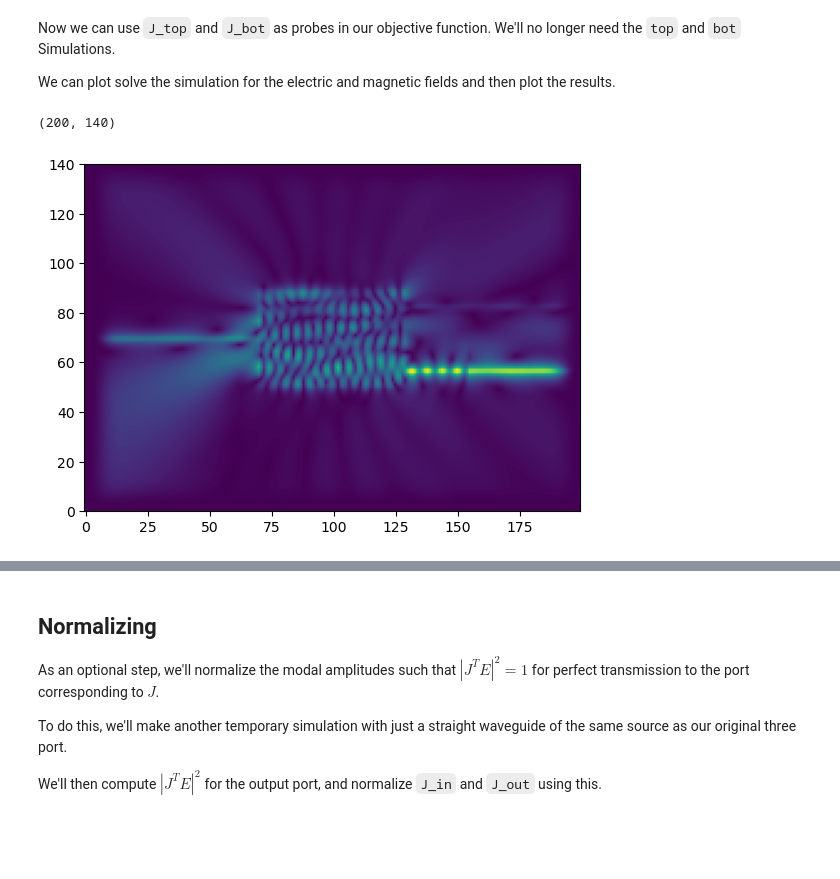
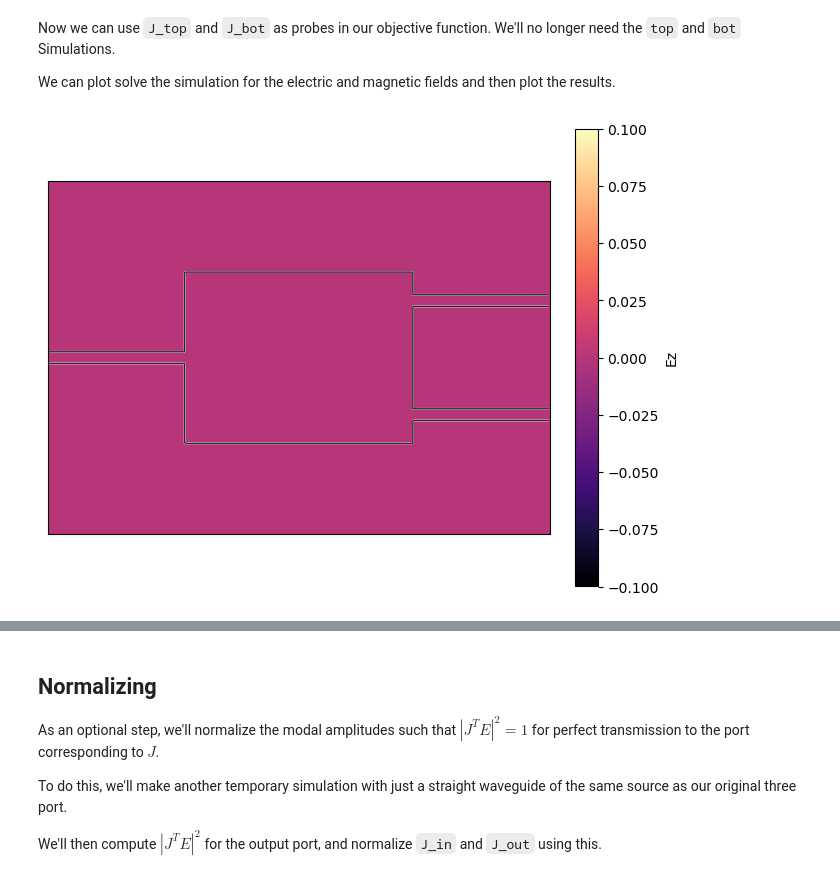
Before and after one commit to iroh-lord-of-tea/angler, a Jupyter notebook: Notebooks/Splitter.ipynb, the cells around one changed output, grey strips where cells are left out. Drawn from its saved outputs; the diff is of its cells as text; code cells hidden in the pictures; blank space fills up the shorter version.

```diff
--- a/Notebooks/Splitter.ipynb
+++ b/Notebooks/Splitter.ipynb
@@ -33,7 +33,7 @@ Now let's define some of the parameters we'll be using in our optimization
 lambda0 = 1.55e-6              # free space wavelength (m)
 c0 = 3e8                    # speed of light in vacuum (m/s)
 omega = 2*np.pi*c0/lambda0  # angular frequency (2pi/s)
-dl = 1e-1                   # grid size (L0)
+dl = 0.05                  # grid size (L0)
 NPML = [20, 20]             # number of pml grid points on x and y borders
 pol = 'Ez'                  # polarization (either 'Hz' or 'Ez')
 source_amp = 1e-9           # amplitude of modal source (make around 1 for nonlinear effects)
@@ -43,9 +43,10 @@ n_index = 2.44              # refractive index
 eps_m = n_index**2          # relative permittivity
 # %%
 # geometric parameters for a 1 -> 2 port device
-L = 3       # length of box (L0) = micron
-H = 4     # height of box (L0)
-w = .3        # width of waveguides (L0)
+L = 10      # length of box (L0) = micron
+N = 2          # Num output ports
+H = 7.5    # height of box (L0)
+w = .5        # width of waveguides (L0)
 d = H/1.5     # distance between waveguides (L0)
 l = 5         # length of waveguide from PML to box (L0)
 spc = 3       # space between box and PML (L0)
@@ -54,7 +55,7 @@ spc = 3       # space between box and PML (L0)
 Now, we can create an initial relative permittivity, define our design region, and create the `Simulation` object for our domain.
 # %%
 # define permittivity of three port system
-eps_r, design_region = three_port(L, H, w, d, l, spc, dl, NPML, eps_m)
+eps_r, design_region = N_port(N, L, H, w, d, l, spc, dl, NPML, eps_m)
 (Nx, Ny) = eps_r.shape
 nx, ny = int(Nx/2), int(Ny/2)            # halfway grid points
 
@@ -99,7 +100,3 @@ bot = Simulation(omega, eps_r, dl, NPML, 'Ez')
 bot.add_mode(neff=np.sqrt(eps_m), direction_normal='x', center=[-NPML[0]-int(l/2/dl), ny-int(d/2/dl)], width=int(H/2/dl))
 bot.setup_modes()
 J_bot = np.abs(bot.src)
-
-# define adjoint src
-simulation.add_mode(neff=np.sqrt(eps_m), direction_normal='x', center=[-NPML[0]-int(l/2/dl), ny-int(d/2/dl)], width=int(H/2/dl), scale=1e-9)
-simulation.setup_modes()
@@ -108,15 +107,21 @@ Now we can use `J_top` and `J_bot` as probes in our objective function.  We'll n
 
 We can plot solve the simulation for the electric and magnetic fields and then plot the results.
 # %%
+# # set source and solve for electromagnetic fields
+# (Hx, Hy, Ez) = simulation.solve_fields()
+# #simulation.plt_abs(outline=True, cbar=True);
+# print(design_region.shape)
+# plt.figure(1)
+# plt.imshow(np.abs(Ez).T)
+# plt.xlim((nx - 2*l*L), (nx + 2*l*L))
+# plt.ylim((ny - 2*l*H), (ny + 2*l*H))
+# plt.show()
+
+# print(nx - 2*l*L)
+
 # set source and solve for electromagnetic fields
 (Hx, Hy, Ez) = simulation.solve_fields()
-#simulation.plt_abs(outline=True, cbar=True);
-print(design_region.shape)
-plt.figure(1)
-plt.imshow(np.abs(Ez).T)
-plt.ylim(0,len(Ez[0]))
-plt.show()
+simulation.plt_abs(outline=True, cbar=True);
 # %% [output]
-(200, 140)
-[figure, old version]
+[figure, new version]
 # %%
```
Also changed, not shown: parts of 10 cells of this notebook.
